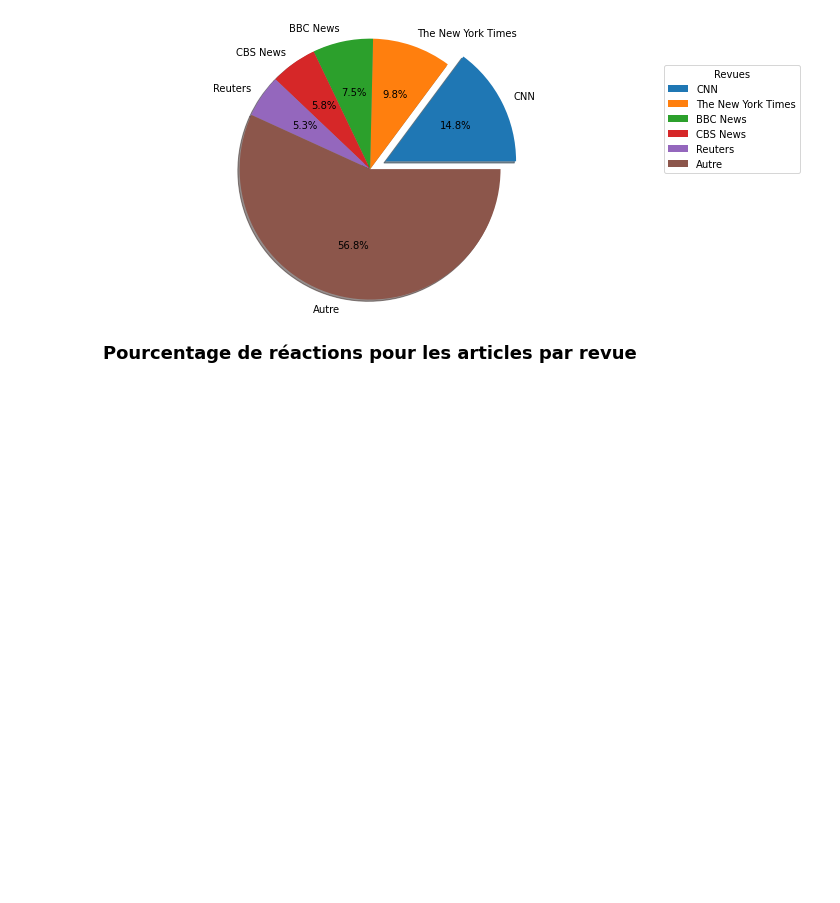
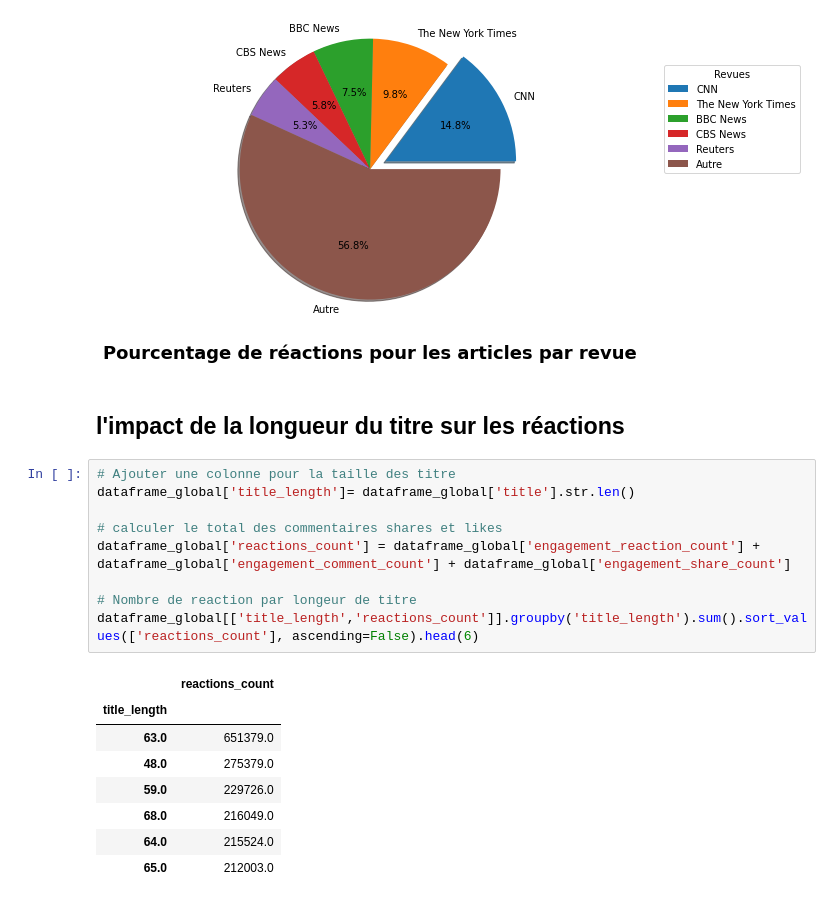
Before and after one commit to vittorio-c/Internet-news-data-with-readers-engagement, a Jupyter notebook: index.ipynb, the cells around one changed output. Drawn from its saved outputs; the diff is of its cells as text; blank space fills up the shorter version.

```diff
--- a/index.ipynb
+++ b/index.ipynb
@@ -730,3 +729,23 @@ plt.legend(labels, title="Revues", bbox_to_anchor=(1, 0, 1.5, 1))
 plt.show()
 # %% [output]
 [figure]
+# %% [markdown]
+## l'impact de la longueur du titre sur les réactions
+# %%
+# Ajouter une colonne pour la taille des titre
+dataframe_global['title_length']= dataframe_global['title'].str.len()
+
+# calculer le total des commentaires shares et likes
+dataframe_global['reactions_count'] = dataframe_global['engagement_reaction_count'] + dataframe_global['engagement_comment_count'] + dataframe_global['engagement_share_count']
+
+# Nombre de reaction par longeur de titre
+dataframe_global[['title_length','reactions_count']].groupby('title_length').sum().sort_values(['reactions_count'], ascending=False).head(6)
+# %% [output]
+|  | reactions_count |
+| title_length |  |
+| 63.0 | 651379.0 |
+| 48.0 | 275379.0 |
+| 59.0 | 229726.0 |
+| 68.0 | 216049.0 |
+| 64.0 | 215524.0 |
+| 65.0 | 212003.0 |
```
Also changed, not shown: parts of 15 cells of this notebook.
